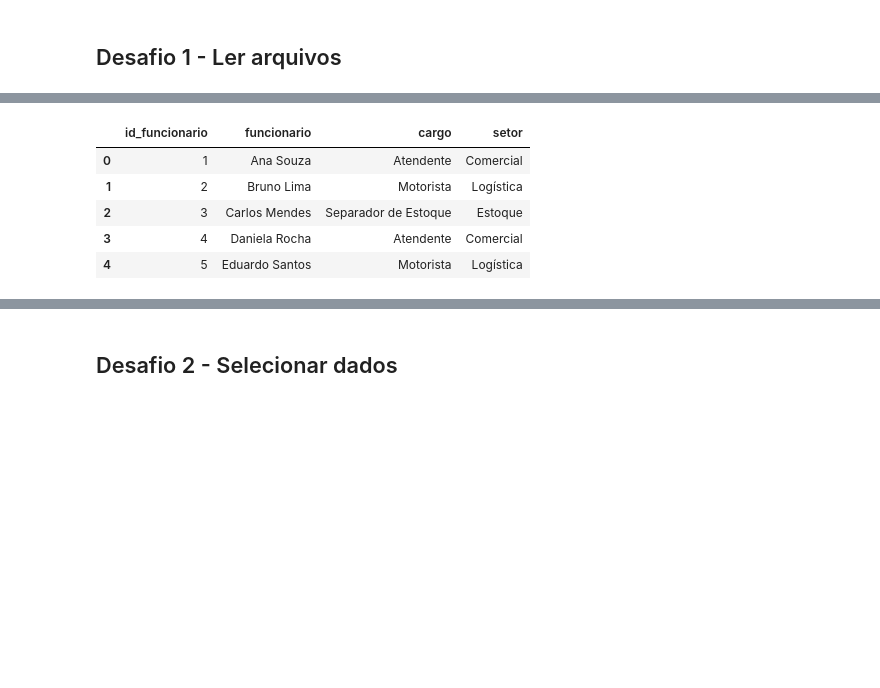
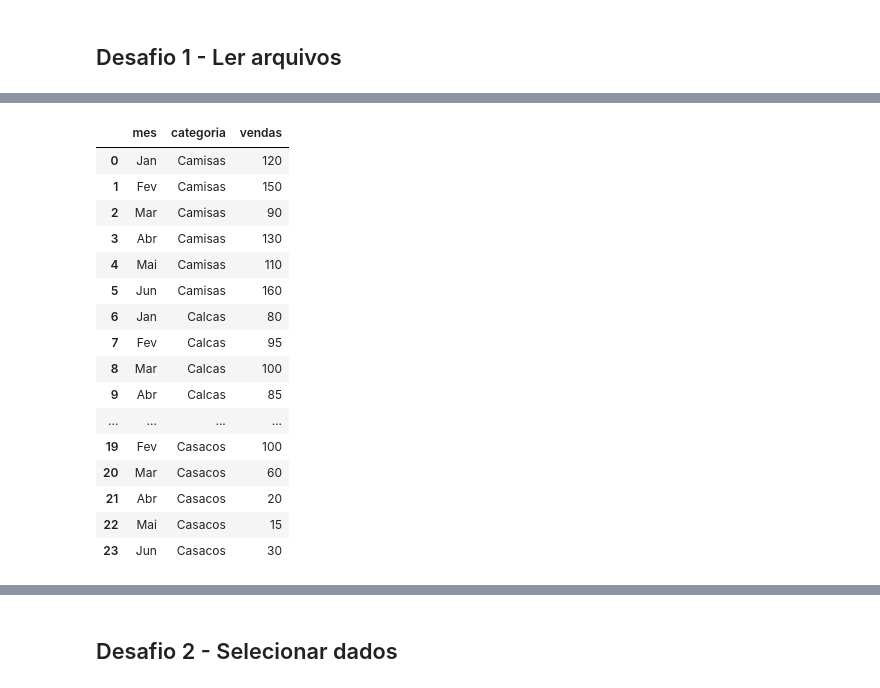
Before and after one commit to FelipeBusa/curso-sctec, a Jupyter notebook: Semana05/01.Desafios.ipynb, the cells around one changed output, grey strips where cells are left out. Drawn from its saved outputs; the diff is of its cells as text; code cells hidden in the pictures; blank space fills up the shorter version.

```diff
--- a/Semana05/01.Desafios.ipynb
+++ b/Semana05/01.Desafios.ipynb
@@ -5,62 +182,33 @@
 # %%
 import pandas as pd
 
-df_csv = pd.read_csv("dataset/cadastro_funcionario.csv")
-df_excel = pd.read_excel("dataset/recursos_humanos.xlsx")
-df_json = pd.read_json("dataset/emails_corporativos.json")
+# ====================
+# LEITURA BASES DATASET
+df_loja_roupas = pd.read_csv("dataset/dataset_squad_b_loja_roupas.csv")
+df_streaming = pd.read_csv("dataset/dataset_squad_c_streaming.csv")
+df_app = pd.read_csv("dataset/dataset_squad_d_app.csv")
+df_clinica = pd.read_csv("dataset/dataset_squad_e_clinica.csv")
+df_vendas_papelaria = pd.read_csv("dataset/vendas_papelaria.csv")
 
 
-# df.head()
-print("df.head()")
-print("Mostrar as 5 primeiras linhas do DataFrame")
-print("Também é possível escolher a quantidade entre parentes()")
-display(df_csv.head())
-display(df_csv.head(2))
+# ====================
+# EXIBIÇÃO BASES
+print("dataset_squad_b_loja_roupas")
+display(df_loja_roupas)
 
+print()
+print("dataset_squad_c_streaming")
+display(df_streaming)
 
-# df.info()
-print("\n")
-print("df.info()")
-print("Ele responde:\n",
-      "Quantas linhas existem?\n",
-      "Quantas colunas?\n",
-      "Qual o tipo de cada coluna?\n",
-      "Existem valores vazios?\n")
-display(df_excel.info())
+print()
+print("dataset/dataset_squad_d_app")
+display(df_app)
 
+print()
+print("dataset/dataset_squad_e_clinica")
+display(df_clinica)
 
-# df.describe()
 print()
-print("df.describe()")
-print("Esse comando faz calculos de estatísticas automáticas nas colunas numéricas.")
-print("count = Quantidade de valores.")
-print("mean = Média.")
-print("std = Desvio padrão. Quanto os dados variam.")
-print("min = Menor valor.")
-print("max = Maior valor.")
-print("50% = Mediana.")
-print("25% = Primeiro quartil.")
-print("75% = Terceiro quartil.")
-display(df_json.describe())
-
-
-# df.shape
-print()
-print("df.shape")
-print("Mostra a quantidade de (linhas, colunas)")
-print(df_csv.shape)
-
-print("Pode pegar separadamente.")
-print("df_csv.shape[0] = linhas")
-print(df_csv.shape[0])
-
-print("df_csv.shape[1] = colunas")
-display(df_csv.shape[1])
-
-
-# df.columns
-print()
-print("df.columns")
-print("Mostra apenas os nomes das colunas.")
-print(df_json.columns)
+print("dataset/vendas_papelaria")
+display(df_vendas_papelaria)
 # %% [output]
@@ -70,6 +216,17 @@ Também é possível escolher a quantidade entre parentes()
-|  | id_funcionario | funcionario | cargo | setor |
-| 0 | 1 | Ana Souza | Atendente | Comercial |
-| 1 | 2 | Bruno Lima | Motorista | Logística |
-| 2 | 3 | Carlos Mendes | Separador de Estoque | Estoque |
-| 3 | 4 | Daniela Rocha | Atendente | Comercial |
-| 4 | 5 | Eduardo Santos | Motorista | Logística |
+|  | mes | categoria | vendas |
+| 0 | Jan | Camisas | 120 |
+| 1 | Fev | Camisas | 150 |
+| 2 | Mar | Camisas | 90 |
+| 3 | Abr | Camisas | 130 |
+| 4 | Mai | Camisas | 110 |
+| 5 | Jun | Camisas | 160 |
+| 6 | Jan | Calcas | 80 |
+| 7 | Fev | Calcas | 95 |
+| 8 | Mar | Calcas | 100 |
+| 9 | Abr | Calcas | 85 |
+| ... | ... | ... | ... |
+| 19 | Fev | Casacos | 100 |
+| 20 | Mar | Casacos | 60 |
+| 21 | Abr | Casacos | 20 |
+| 22 | Mai | Casacos | 15 |
+| 23 | Jun | Casacos | 30 |
```
Also changed, not shown: parts of 31 cells of this notebook.
